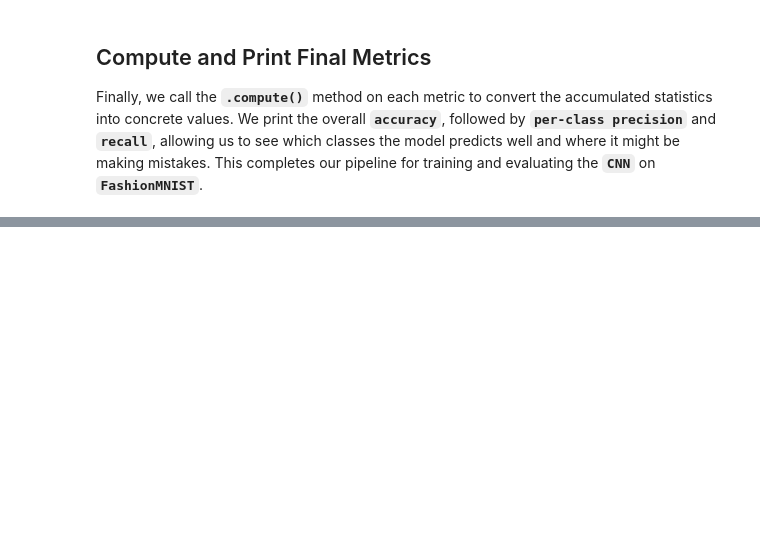
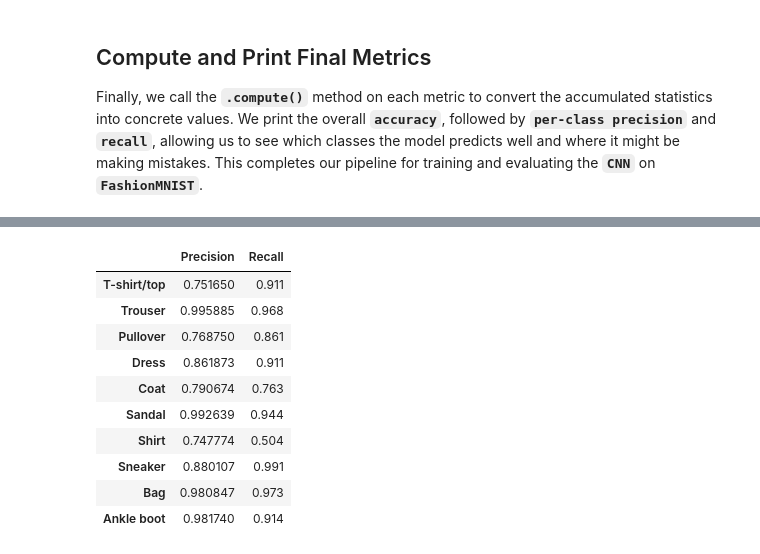
Before and after one commit to WasinYok/AutoTag-with-CNN, a Jupyter notebook: Cloth_tagging_with_CNN.ipynb, the cells around one changed output, grey strips where cells are left out. Cells and saved outputs as stored; diff of their text form; code cells hidden in the pictures; blank space fills up the shorter version.

```diff
--- a/Cloth_tagging_with_CNN.ipynb
+++ b/Cloth_tagging_with_CNN.ipynb
@@ -407,0 +499,19 @@ with torch.no_grad():
+# %%
+# -------------------------
+# Evaluate on Test Set
+# -------------------------
+results = evaluate_model(net, dataloader_test, num_classes)
+
+print("Test Metrics")
+print("------------")
+print(f"Accuracy: {results['accuracy']:.4f}")
+print(f"Macro Precision: {results['precision_macro']:.4f}")
+print(f"Macro Recall: {results['recall_macro']:.4f}")
+
+print("\nPrecision (per class):")
+for class_name, prec_val in zip(classes, results["precision_per_class"]):
+    print(f"{class_name}: {prec_val:.4f}")
+
+print("\nRecall (per class):")
+for class_name, rec_val in zip(classes, results["recall_per_class"]):
+    print(f"{class_name}: {rec_val:.4f}")
@@ -449,9 +559,20 @@ Ankle boot : 0.9140
 # %%
 # Create DataFrame
-df_results = pd.DataFrame({"Precision": precision, "Recall": recall}, index=classes)
-
-# Add accuracy as a separate row
-df_results.loc["Overall Accuracy"] = [accuracy, None]  # Recall not applicable
+df_results = pd.DataFrame({"Precision": results["precision_per_class"], "Recall": results["recall_per_class"]}, index=classes)
 
 # Save as CSV for easy comparison
 df_results.to_csv("model_transform_4.csv")
+
+df_results
+# %% [output]
+|  | Precision | Recall |
+| T-shirt/top | 0.751650 | 0.911 |
+| Trouser | 0.995885 | 0.968 |
+| Pullover | 0.768750 | 0.861 |
+| Dress | 0.861873 | 0.911 |
+| Coat | 0.790674 | 0.763 |
+| Sandal | 0.992639 | 0.944 |
+| Shirt | 0.747774 | 0.504 |
+| Sneaker | 0.880107 | 0.991 |
+| Bag | 0.980847 | 0.973 |
+| Ankle boot | 0.981740 | 0.914 |
```
Also changed, not shown: parts of 26 cells of this notebook, 2 other files.
